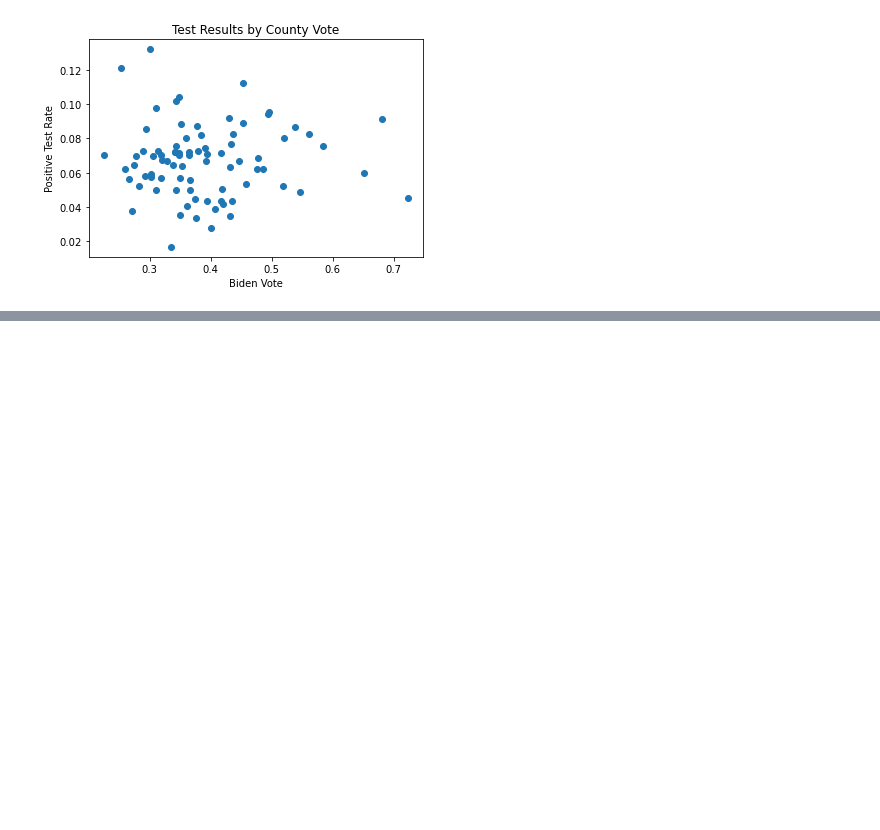
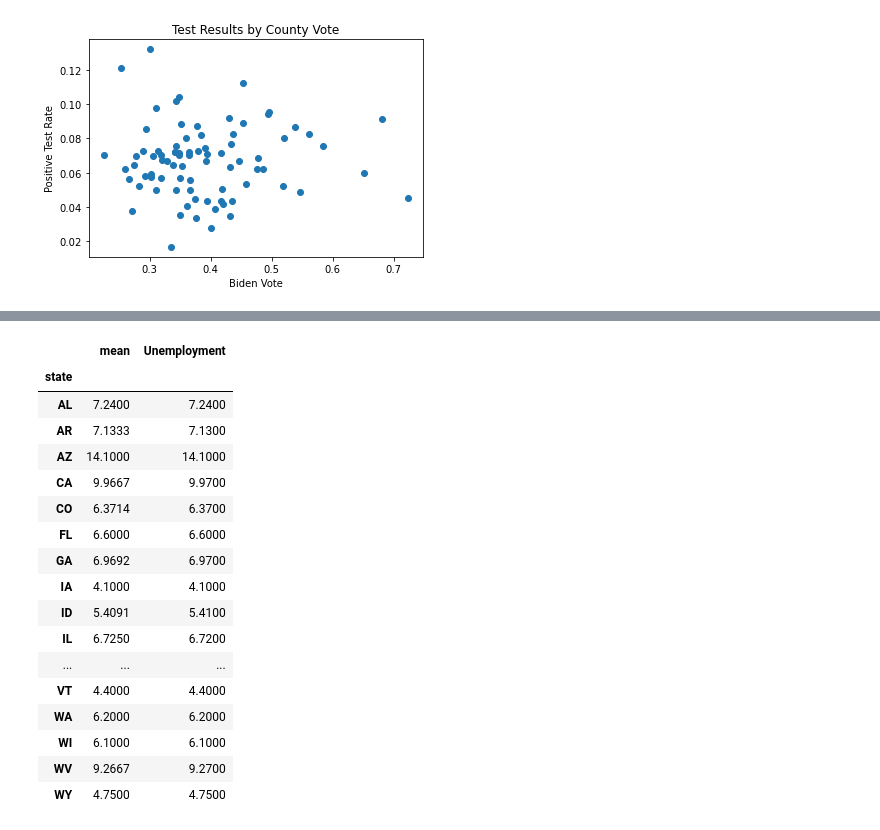
Before and after one commit to claws425/COVID-19-Project, a Jupyter notebook: CovidProject.ipynb, the cells around one changed output, grey strips where cells are left out. Drawn from its saved outputs; the diff is of its cells as text; code cells hidden in the pictures; blank space fills up the shorter version.

```diff
--- a/CovidProject.ipynb
+++ b/CovidProject.ipynb
@@ -618,0 +671,27 @@ plt.show
+# %%
+# I would be using a groupby if
+# "I want to summarize average of employment(Any column with numbers) PER categorical(columns which are not numbers)"
+#Aveerage,Max,Min,Sum
+newDF = new_data.groupby(['state'])['Unemployment'].agg([np.mean])
+#decimals = 2
+newDF['Unemployment'] = newDF['mean'].apply(lambda x: round(x, decimals))
+newDF
+# %% [output]
+|  | mean | Unemployment |
+| state |  |  |
+| AL | 7.2400 | 7.2400 |
+| AR | 7.1333 | 7.1300 |
+| AZ | 14.1000 | 14.1000 |
+| CA | 9.9667 | 9.9700 |
+| CO | 6.3714 | 6.3700 |
+| FL | 6.6000 | 6.6000 |
+| GA | 6.9692 | 6.9700 |
+| IA | 4.1000 | 4.1000 |
+| ID | 5.4091 | 5.4100 |
+| IL | 6.7250 | 6.7200 |
+| ... | ... | ... |
+| VT | 4.4000 | 4.4000 |
+| WA | 6.2000 | 6.2000 |
+| WI | 6.1000 | 6.1000 |
+| WV | 9.2667 | 9.2700 |
+| WY | 4.7500 | 4.7500 |
```
Also changed, not shown: parts of 8 cells of this notebook.
